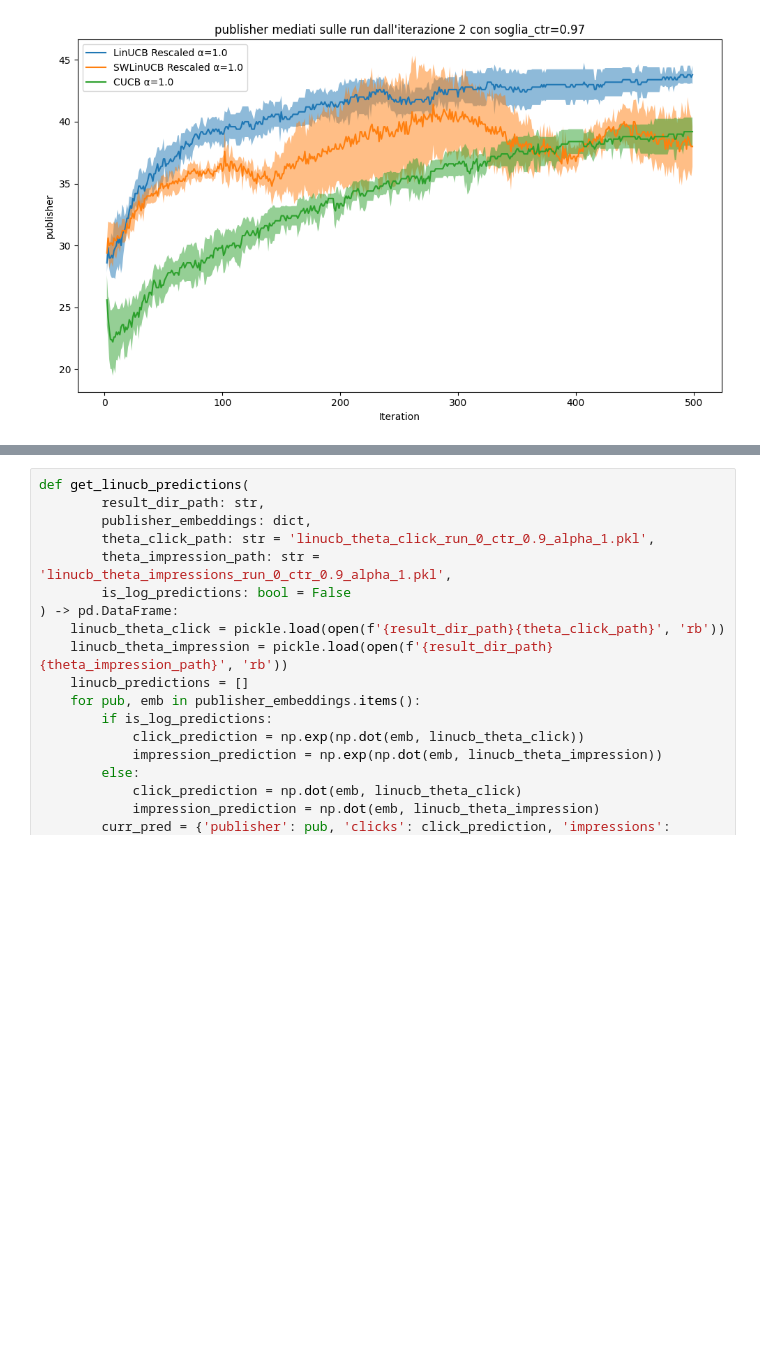
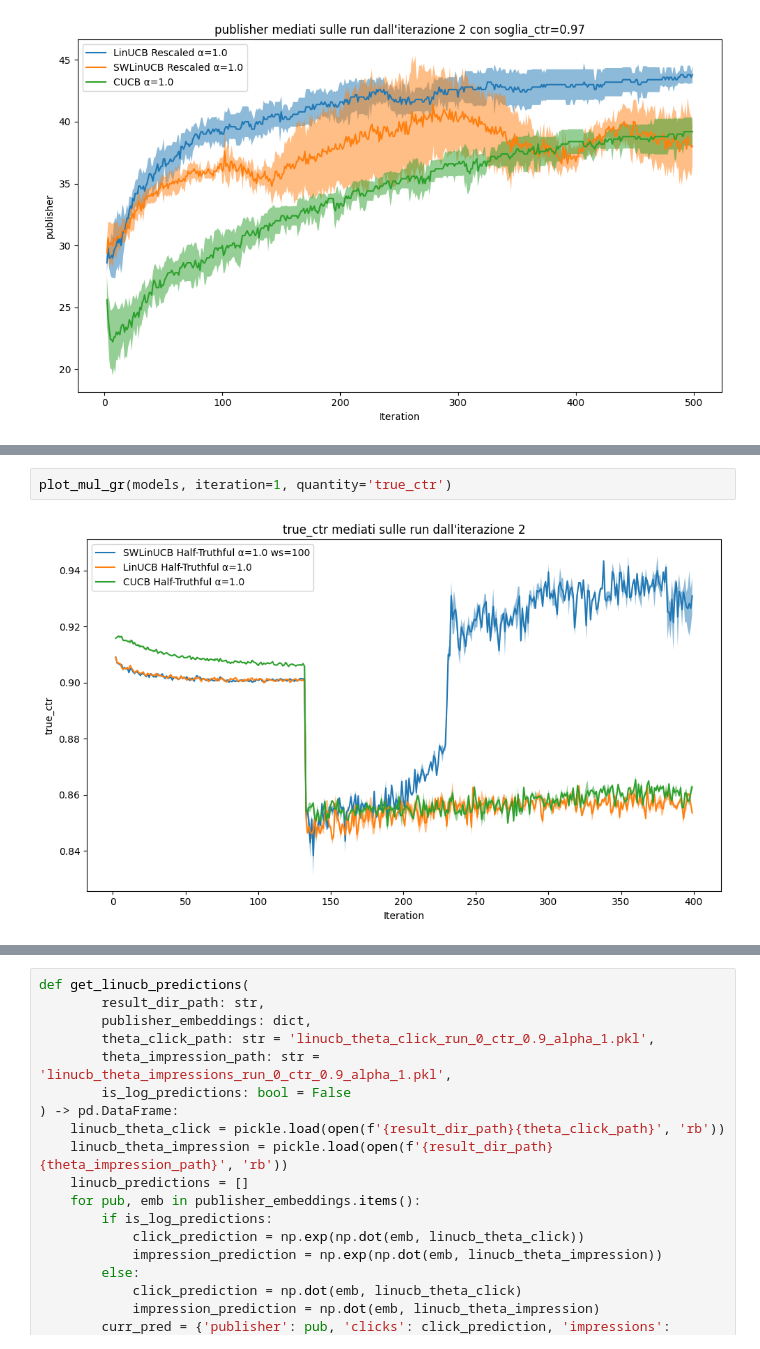
Before and after one commit to GiovanniChiurco/auction-gym, a Jupyter notebook: notebooks/group_results_sw_rescaledemb.ipynb, the cells around one changed output, grey strips where cells are left out. Drawn from its saved outputs; the diff is of its cells as text; blank space fills up the shorter version.

```diff
--- a/notebooks/group_results_sw_rescaledemb.ipynb
+++ b/notebooks/group_results_sw_rescaledemb.ipynb
@@ -196,0 +248,4 @@ plot_mul_gr_soglia(models, iteration=1, quantity='publisher')
+# %%
+plot_mul_gr(models, iteration=1, quantity='true_ctr')
+# %% [output]
+[figure, added]
```
Also changed, not shown: parts of 45 cells of this notebook, 28 other files.
